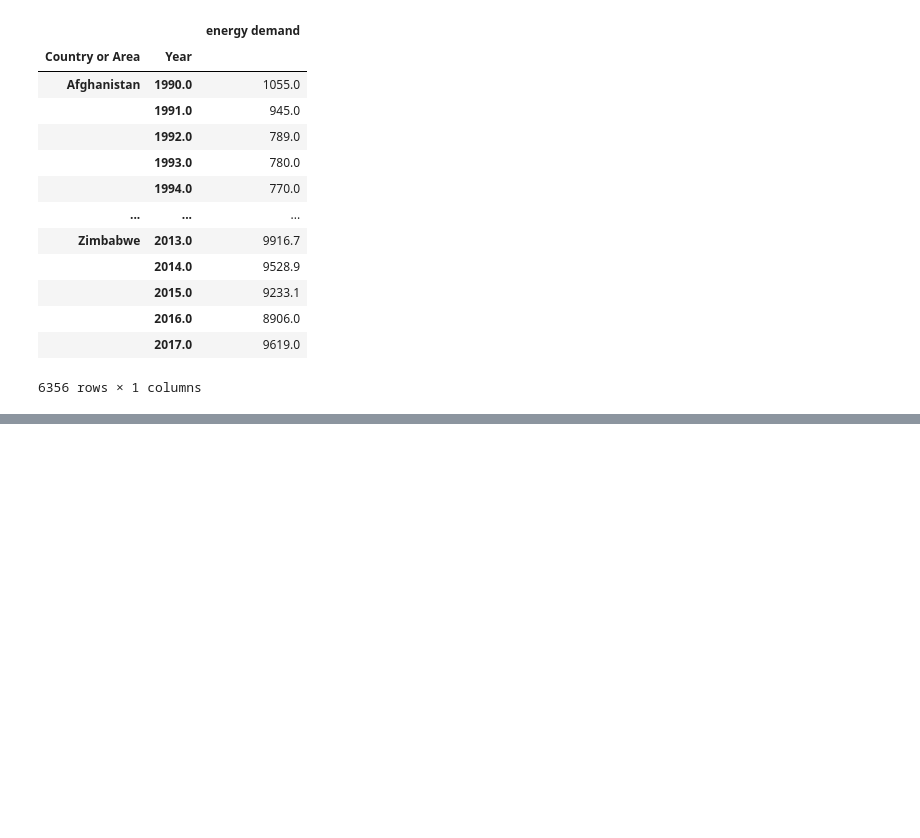
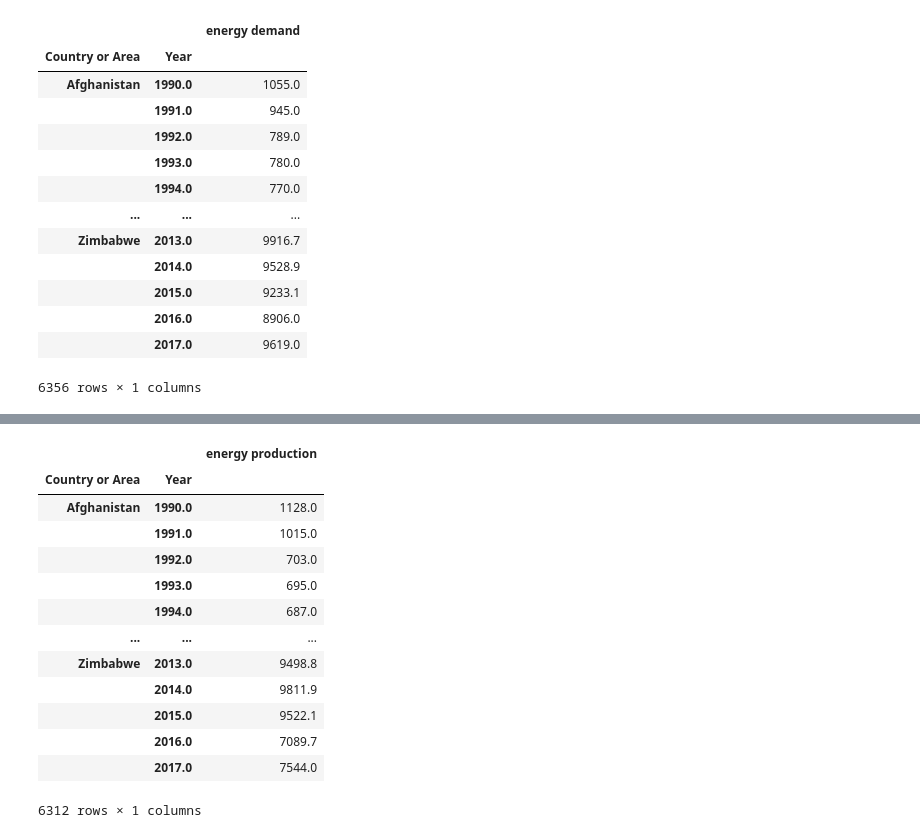
Before and after one commit to LucaDiba/renewable-causal-effects, a Jupyter notebook: Datasets merging.ipynb, the cells around one changed output, grey strips where cells are left out. Drawn from its saved outputs; the diff is of its cells as text; code cells hidden in the pictures; blank space fills up the shorter version.

Commit message:
Added "Electricity - Gross production"

```diff
--- a/Datasets merging.ipynb
+++ b/Datasets merging.ipynb
@@ -246,0 +260,27 @@ df
+# %%
+indicator = 'energy production'
+
+df = pd.read_csv('./datasets/Electricity - Gross production.csv')\
+        .drop(columns=['Commodity - Transaction', 'Unit', 'Quantity Footnotes'])\
+        .set_index(['Country or Area', 'Year'])\
+        .groupby(by=['Country or Area', 'Year']).sum()\
+        .rename(columns={'Quantity':indicator})
+# Set nan
+df[indicator] = pd.to_numeric(df[indicator], errors='coerce')
+data[indicator] = df
+df
+# %% [output]
+|  |  | energy production |
+| Country or Area | Year |  |
+| Afghanistan | 1990.0 | 1128.0 |
+|  | 1991.0 | 1015.0 |
+|  | 1992.0 | 703.0 |
+|  | 1993.0 | 695.0 |
+|  | 1994.0 | 687.0 |
+| ... | ... | ... |
+| Zimbabwe | 2013.0 | 9498.8 |
+|  | 2014.0 | 9811.9 |
+|  | 2015.0 | 9522.1 |
+|  | 2016.0 | 7089.7 |
+|  | 2017.0 | 7544.0 |
+6312 rows × 1 columns
```
Also changed, not shown: parts of 2 cells of this notebook, 1 other file.
